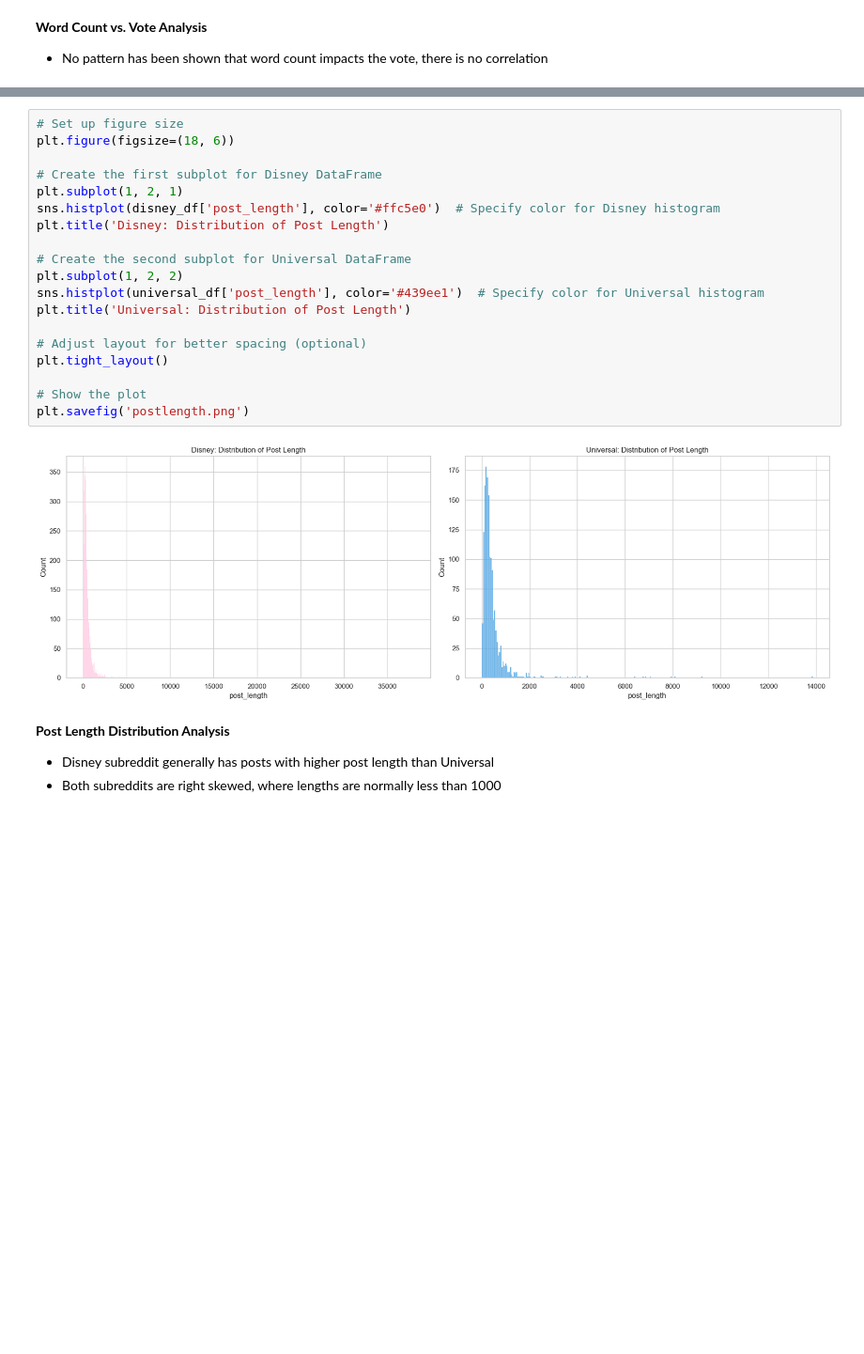
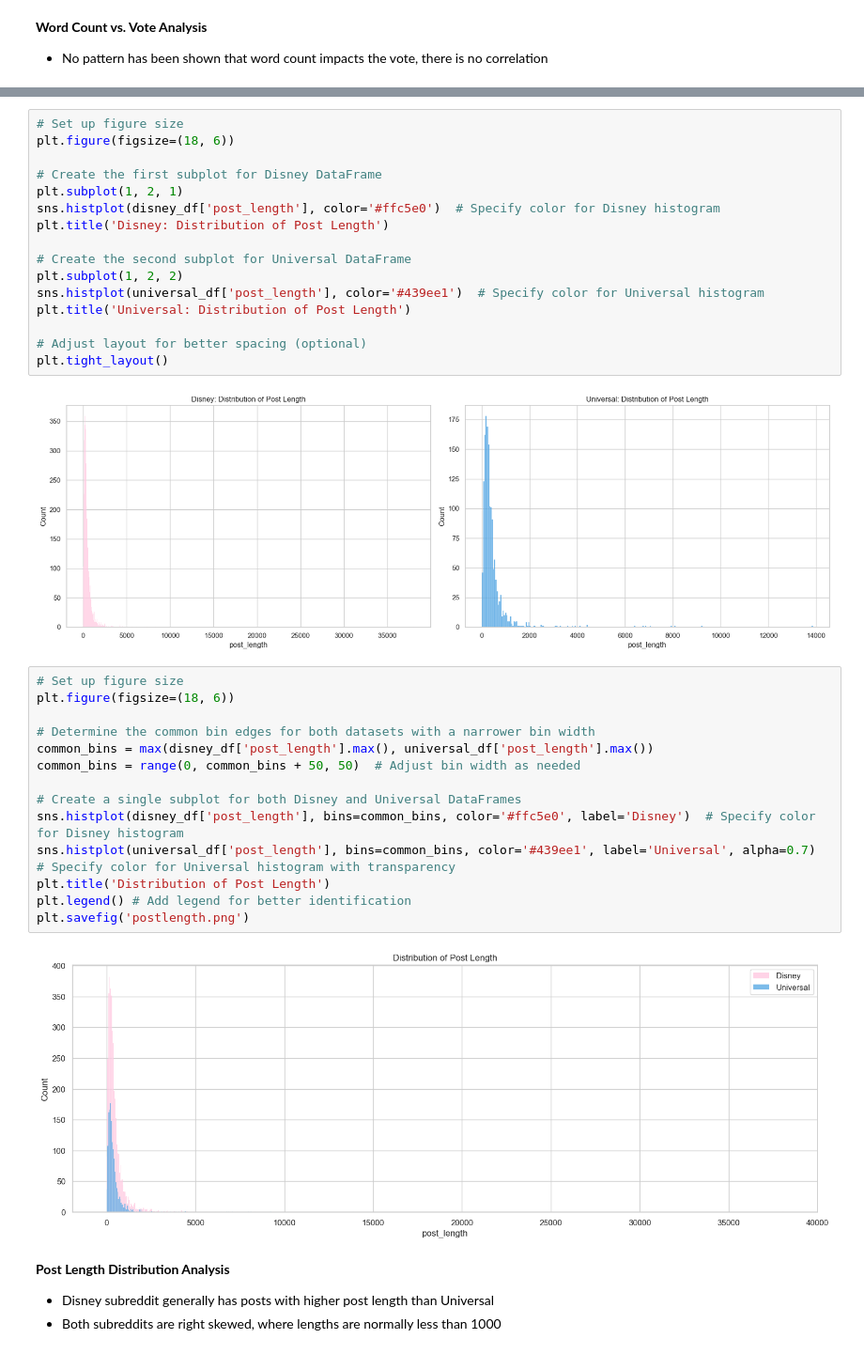
Before and after one commit to jean4b/Project3_Web-API-and-NLP, a Jupyter notebook: Code/Project3_Web API & NLP EDA and Data Cleaning.ipynb, the cells around one changed output, grey strips where cells are left out. Shown: that part at 94% size. Drawn from its saved outputs; the diff is of its cells as text; blank space fills up the shorter version.

```diff
--- a/Project3_Web API & NLP EDA and Data Cleaning.ipynb
+++ b/Code/Project3_Web API & NLP EDA and Data Cleaning.ipynb
@@ -502,11 +502,24 @@ plt.title('Universal: Distribution of Post Length')
 
 # Adjust layout for better spacing (optional)
 plt.tight_layout()
-
-# Show the plot
-plt.savefig('postlength.png')
 # %% [output]
 [figure]
+# %%
+# Set up figure size
+plt.figure(figsize=(18, 6))
+
+# Determine the common bin edges for both datasets with a narrower bin width
+common_bins = max(disney_df['post_length'].max(), universal_df['post_length'].max())
+common_bins = range(0, common_bins + 50, 50)  # Adjust bin width as needed
+
+# Create a single subplot for both Disney and Universal DataFrames
+sns.histplot(disney_df['post_length'], bins=common_bins, color='#ffc5e0', label='Disney')  # Specify color for Disney histogram
+sns.histplot(universal_df['post_length'], bins=common_bins, color='#439ee1', label='Universal', alpha=0.7)  # Specify color for Universal histogram with transparency
+plt.title('Distribution of Post Length')
+plt.legend() # Add legend for better identification
+plt.savefig('postlength.png')
+# %% [output]
+[figure, added]
 # %% [markdown]
 **Post Length Distribution Analysis**
 - Disney subreddit generally has posts with higher post length than Universal
```
Also changed, not shown: parts of 4 cells of this notebook, 6 other files.
